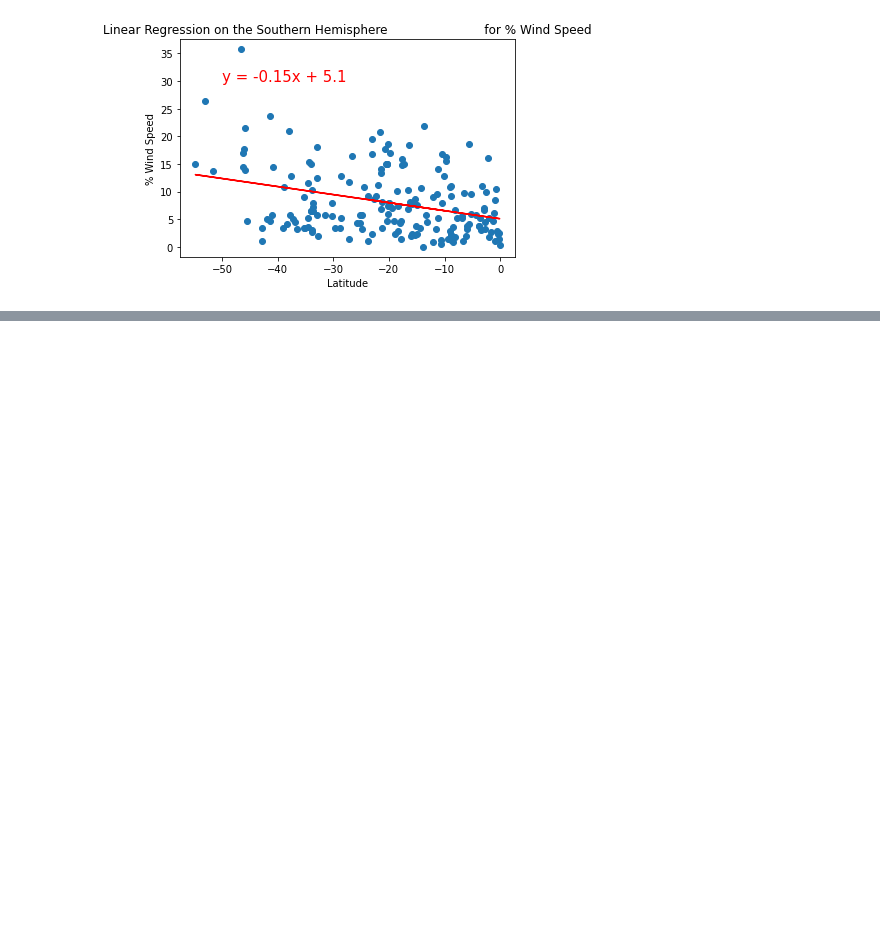
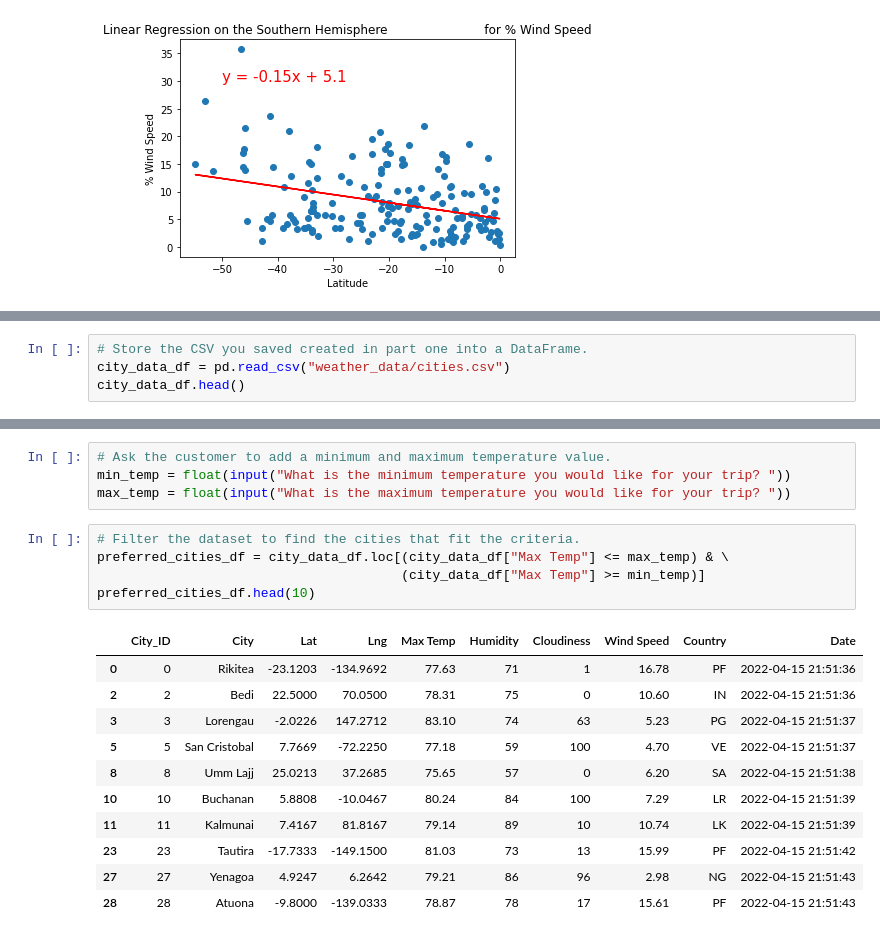
Before and after one commit to KathleenYager/World_Weather_Analysis, a Jupyter notebook: WeatherPy.ipynb, the cells around one changed output, grey strips where cells are left out. Drawn from its saved outputs; the diff is of its cells as text; blank space fills up the shorter version.

```diff
--- a/WeatherPy.ipynb
+++ b/WeatherPy.ipynb
@@ -443,0 +451,4 @@ plot_linear_regression(x_values, y_values,
+# %%
+# Store the CSV you saved created in part one into a DataFrame.
+city_data_df = pd.read_csv("weather_data/cities.csv")
+city_data_df.head()
@@ -443,0 +539,21 @@ plot_linear_regression(x_values, y_values,
+# %%
+# Ask the customer to add a minimum and maximum temperature value.
+min_temp = float(input("What is the minimum temperature you would like for your trip? "))
+max_temp = float(input("What is the maximum temperature you would like for your trip? "))
+# %%
+# Filter the dataset to find the cities that fit the criteria.
+preferred_cities_df = city_data_df.loc[(city_data_df["Max Temp"] <= max_temp) & \
+                                       (city_data_df["Max Temp"] >= min_temp)]
+preferred_cities_df.head(10)
+# %% [output]
+|  | City_ID | City | Lat | Lng | Max Temp | Humidity | Cloudiness | Wind Speed | Country | Date |
+| 0 | 0 | Rikitea | -23.1203 | -134.9692 | 77.63 | 71 | 1 | 16.78 | PF | 2022-04-15 21:51:36 |
+| 2 | 2 | Bedi | 22.5000 | 70.0500 | 78.31 | 75 | 0 | 10.60 | IN | 2022-04-15 21:51:36 |
+| 3 | 3 | Lorengau | -2.0226 | 147.2712 | 83.10 | 74 | 63 | 5.23 | PG | 2022-04-15 21:51:37 |
+| 5 | 5 | San Cristobal | 7.7669 | -72.2250 | 77.18 | 59 | 100 | 4.70 | VE | 2022-04-15 21:51:37 |
+| 8 | 8 | Umm Lajj | 25.0213 | 37.2685 | 75.65 | 57 | 0 | 6.20 | SA | 2022-04-15 21:51:38 |
+| 10 | 10 | Buchanan | 5.8808 | -10.0467 | 80.24 | 84 | 100 | 7.29 | LR | 2022-04-15 21:51:39 |
+| 11 | 11 | Kalmunai | 7.4167 | 81.8167 | 79.14 | 89 | 10 | 10.74 | LK | 2022-04-15 21:51:39 |
+| 23 | 23 | Tautira | -17.7333 | -149.1500 | 81.03 | 73 | 13 | 15.99 | PF | 2022-04-15 21:51:42 |
+| 27 | 27 | Yenagoa | 4.9247 | 6.2642 | 79.21 | 86 | 96 | 2.98 | NG | 2022-04-15 21:51:43 |
+| 28 | 28 | Atuona | -9.8000 | -139.0333 | 78.87 | 78 | 17 | 15.61 | PF | 2022-04-15 21:51:43 |
```
Also changed, not shown: parts of 14 cells of this notebook, 3 other files.
